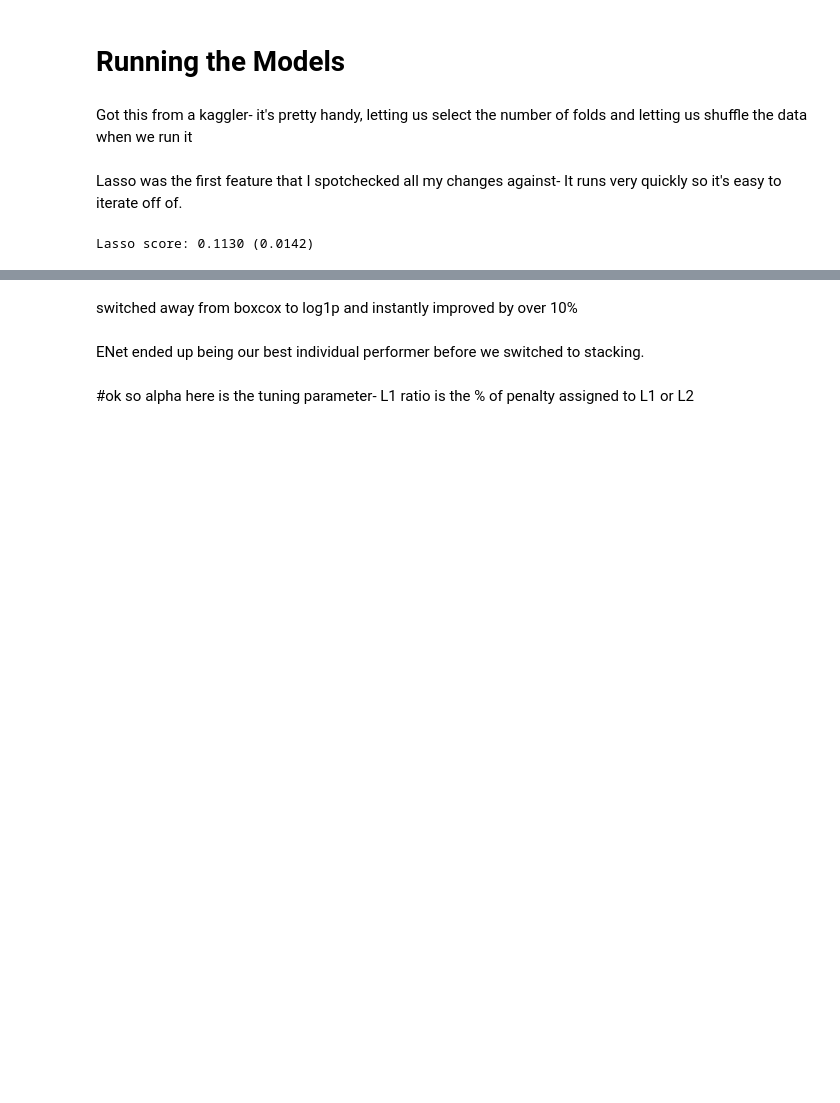
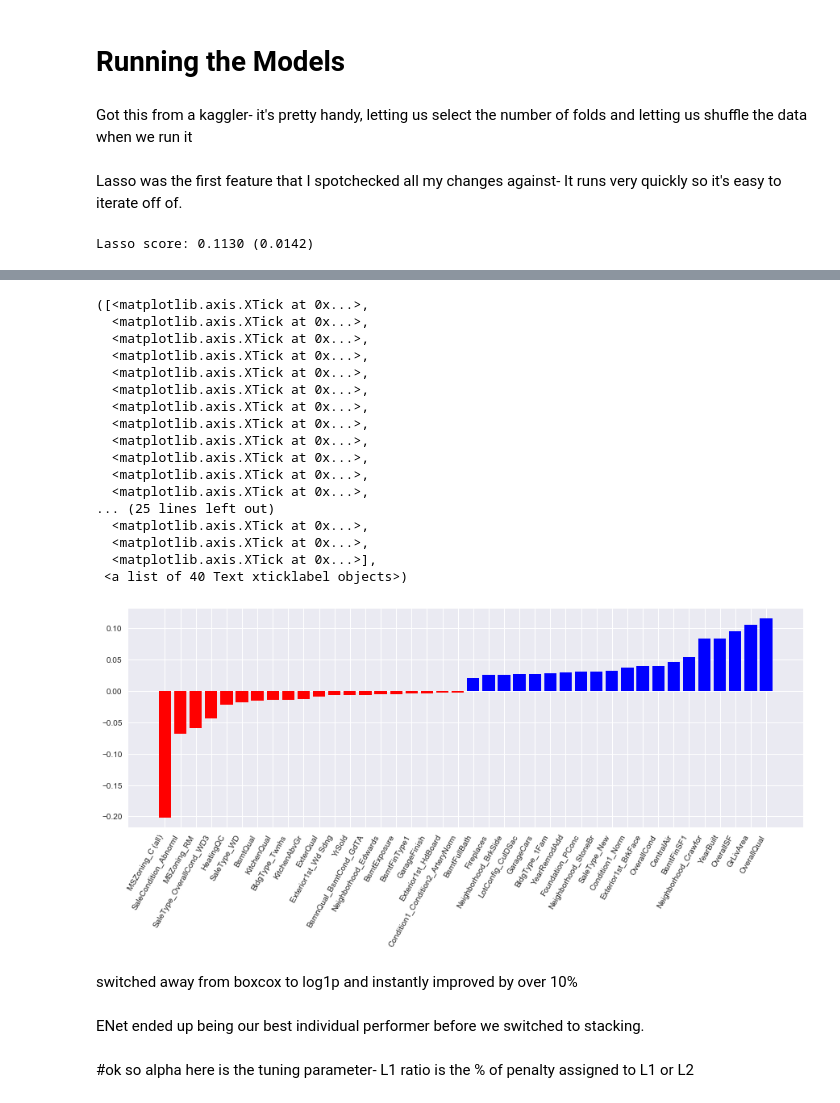
Before and after one commit to nmaloof/KaggleProject, a Jupyter notebook: Ben -We're So Skewed.ipynb, the cells around one changed output, grey strips where cells are left out. Cells and saved outputs as stored; diff of their text form; code cells hidden in the pictures; blank space fills up the shorter version.

Commit message:
finishing up the feature importances graphs

```diff
--- a/Ben -We're So Skewed.ipynb
+++ b/Ben -We're So Skewed.ipynb
@@ -420,3 +420,5 @@ score = rmsle_cv(lasso)
 print("Lasso score: {:.4f} ({:.4f})".format(score.mean(), score.std()))
 # %% [output]
 Lasso score: 0.1130 (0.0142)
+# %%
+lasso.fit(train.values, y_train)
@@ -423,3 +431,40 @@ Lasso score: 0.1130 (0.0142)
+# %%
+x = list(zip(train.columns, lasso.steps[1][1].coef_))
+x.sort(key = lambda x: x[1])
+df = pd.DataFrame(x, columns=['Var', 'Coeff'])
+
+top_pos = df["Coeff"][-20:]
+top_neg = df["Coeff"][:20]
+top_pos_names = df["Var"][-20:]
+top_neg_names = df["Var"][:20]
+
+top_coefs = np.hstack([top_neg, top_pos])
+top_names = np.hstack([top_neg_names, top_pos_names])
+# %%
+plt.figure(figsize = (15, 5))
+colors = ['red' if c < 0 else 'blue' for c in top_coefs]
+plt.bar(np.arange(40), top_coefs, color = colors)
+feature_names = np.array(train.columns)
+plt.xticks(np.arange(40), top_names, rotation = 60, ha = 'right')
+# %% [output]
+([<matplotlib.axis.XTick at 0x...>,
+  <matplotlib.axis.XTick at 0x...>,
+  <matplotlib.axis.XTick at 0x...>,
+  <matplotlib.axis.XTick at 0x...>,
+  <matplotlib.axis.XTick at 0x...>,
+  <matplotlib.axis.XTick at 0x...>,
+  <matplotlib.axis.XTick at 0x...>,
+  <matplotlib.axis.XTick at 0x...>,
+  <matplotlib.axis.XTick at 0x...>,
+  <matplotlib.axis.XTick at 0x...>,
+  <matplotlib.axis.XTick at 0x...>,
+  <matplotlib.axis.XTick at 0x...>,
+... (25 lines left out)
+  <matplotlib.axis.XTick at 0x...>,
+  <matplotlib.axis.XTick at 0x...>,
+  <matplotlib.axis.XTick at 0x...>],
+ <a list of 40 Text xticklabel objects>)
+[figure, added]
 # %% [markdown]
 switched away from boxcox to log1p and instantly improved by over 10%
 # %% [markdown]
```
Also changed, not shown: parts of 12 cells of this notebook.
